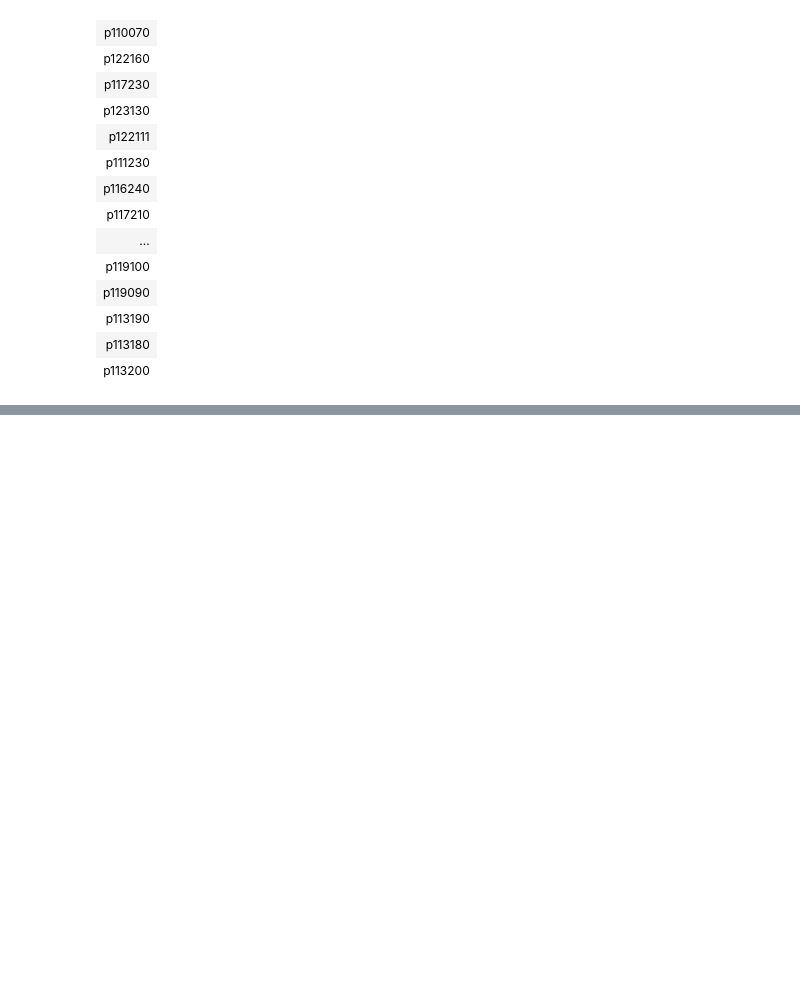
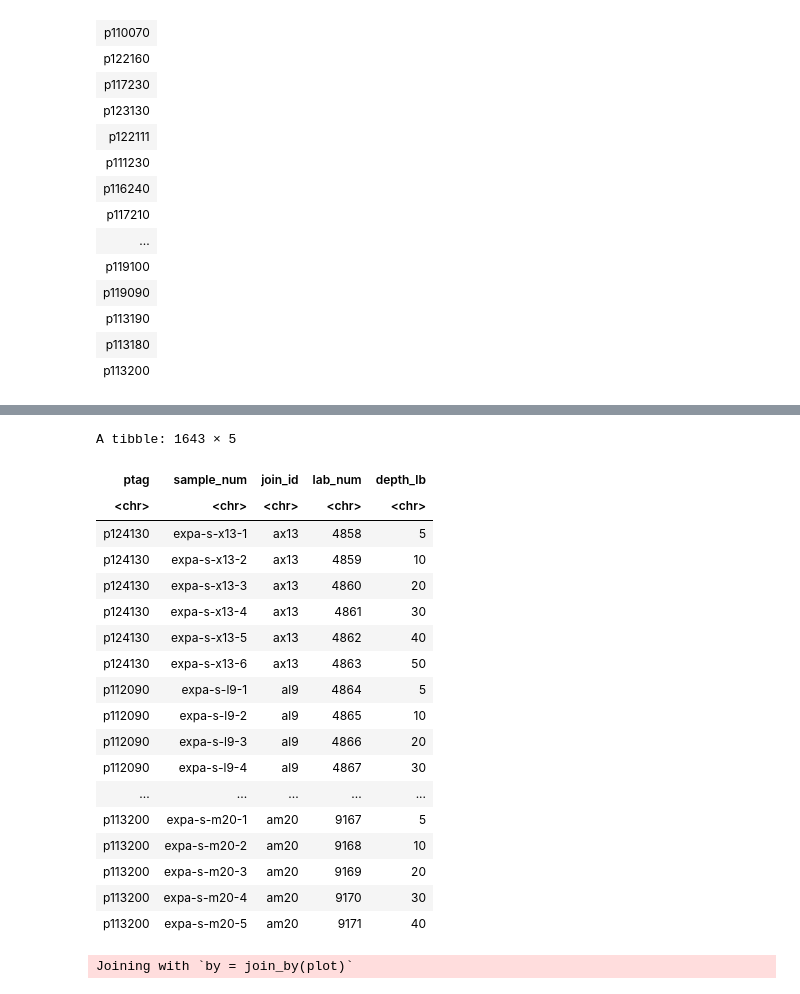
Before and after one commit to ag23wuji/bef_china, a Jupyter notebook: datas_and_notebooks/datacamp_notebooks/Untitled2.ipynb, the cells around one changed output, grey strips where cells are left out. Cells and saved outputs as stored; diff of their text form; code cells hidden in the pictures; blank space fills up the shorter version.

Commit message:
finaler Datensatz endlich hochgeladen!

```diff
--- a/datas_and_notebooks/datacamp_notebooks/Untitled2.ipynb
+++ b/datas_and_notebooks/datacamp_notebooks/Untitled2.ipynb
@@ -121,0 +289,23 @@ unique(all_data_joined_lg$plot)
+# %%
+a_soils_clean |>
+select(ptag, sample_num, join_id, lab_num, depth_lb)
+# %% [output]
+A tibble: 1643 × 5
+| ptag | sample_num | join_id | lab_num | depth_lb |
+| <chr> | <chr> | <chr> | <chr> | <chr> |
+| p124130 | expa-s-x13-1 | ax13 | 4858 | 5 |
+| p124130 | expa-s-x13-2 | ax13 | 4859 | 10 |
+| p124130 | expa-s-x13-3 | ax13 | 4860 | 20 |
+| p124130 | expa-s-x13-4 | ax13 | 4861 | 30 |
+| p124130 | expa-s-x13-5 | ax13 | 4862 | 40 |
+| p124130 | expa-s-x13-6 | ax13 | 4863 | 50 |
+| p112090 | expa-s-l9-1 | al9 | 4864 | 5 |
+| p112090 | expa-s-l9-2 | al9 | 4865 | 10 |
+| p112090 | expa-s-l9-3 | al9 | 4866 | 20 |
+| p112090 | expa-s-l9-4 | al9 | 4867 | 30 |
+| ... | ... | ... | ... | ... |
+| p113200 | expa-s-m20-1 | am20 | 9167 | 5 |
+| p113200 | expa-s-m20-2 | am20 | 9168 | 10 |
+| p113200 | expa-s-m20-3 | am20 | 9169 | 20 |
+| p113200 | expa-s-m20-4 | am20 | 9170 | 30 |
+| p113200 | expa-s-m20-5 | am20 | 9171 | 40 |
@@ -121,0 +328,8 @@ unique(all_data_joined_lg$plot)
+# %%
+all_data_joined_lg_soil <- all_data_joined_lg |>
+ left_join(soils_joined3)
+
+all_data_joined_lg_soil |>
+ saveRDS(file = "datas_and_notebooks/final_datas/all_data_joined.rds")
+# %% [output]
+Joining with `by = join_by(plot)`
```
Also changed, not shown: parts of 11 cells of this notebook, 1 other file.
